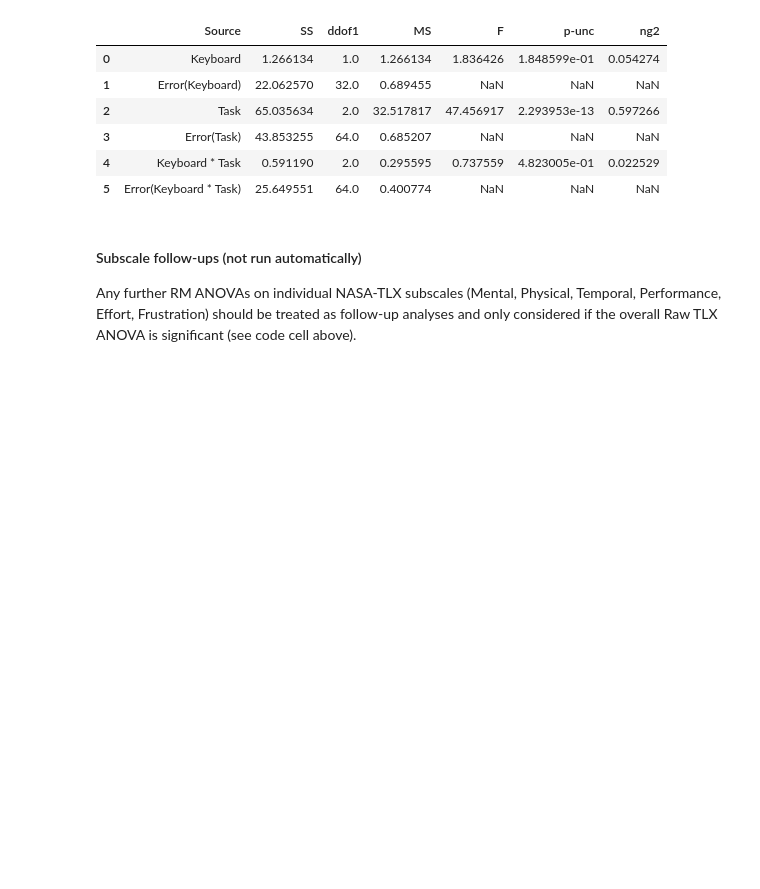
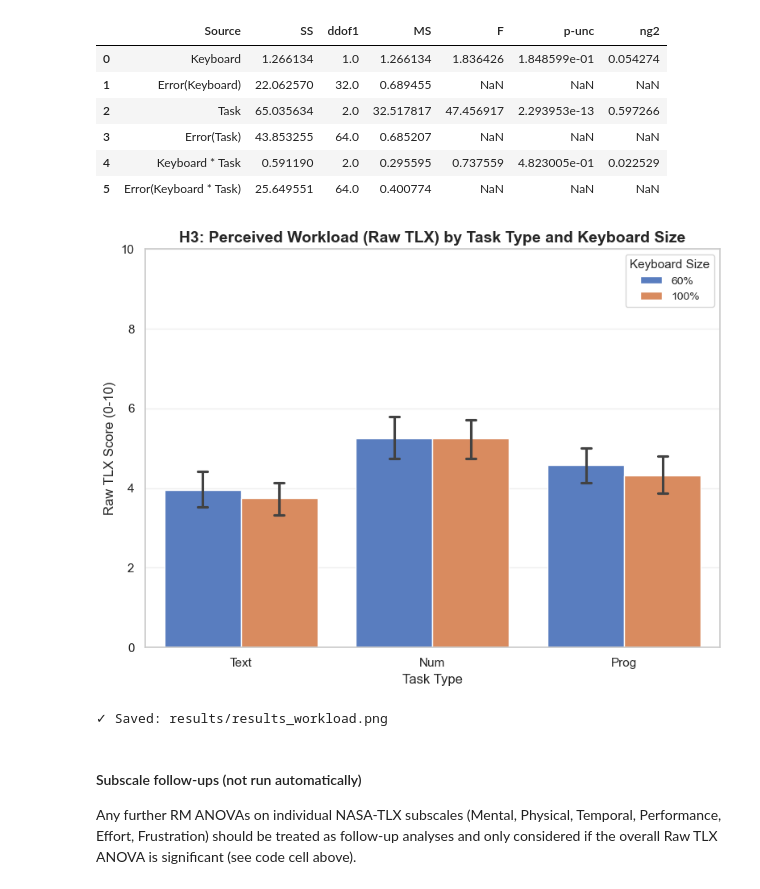
Before and after one commit to chris-asturiano/typing-test, a Jupyter notebook: data_analysis/data_analysis.ipynb, the cells around one changed output. Cells and saved outputs as stored; diff of their text form; code cells hidden in the pictures; blank space fills up the shorter version.

```diff
--- a/data_analysis/data_analysis.ipynb
+++ b/data_analysis/data_analysis.ipynb
@@ -1322,6 +1438,33 @@ raw_tlx_source_table
 | 3 | Error(Task) | 43.853255 | 64.0 | 0.685207 | NaN | NaN | NaN |
 | 4 | Keyboard * Task | 0.591190 | 2.0 | 0.295595 | 0.737559 | 4.823005e-01 | 0.022529 |
 | 5 | Error(Keyboard * Task) | 25.649551 | 64.0 | 0.400774 | NaN | NaN | NaN |
+# %%
+# H3 Visualization: Raw TLX Score by Task Type and Keyboard Size
+plt.figure(figsize=(8, 6))
+ax = sns.barplot(
+    data=plot_nasa_data,
+    x='Task_Simple',
+    y='Raw_TLX',
+    hue='Keyboard_Simple',
+    palette='muted',
+    errorbar=('ci', 95),
+    capsize=0.1
+)
+plt.grid(axis='y', alpha=0.3)
+plt.xlabel('Task Type', fontsize=12)
+plt.ylabel('Raw TLX Score (0-10)', fontsize=12)
+plt.title('H3: Perceived Workload (Raw TLX) by Task Type and Keyboard Size', fontsize=14, fontweight='bold')
+plt.ylim(0, 10)
+plt.legend(title='Keyboard Size', title_fontsize=11, fontsize=10, loc='upper right')
+plt.tight_layout()
+
+# Save high-resolution figure
+plt.savefig('results/results_workload.png', dpi=300, bbox_inches='tight')
+plt.show()
+print("✓ Saved: results/results_workload.png")
+# %% [output]
+[figure, added]
+✓ Saved: results/results_workload.png
 # %%
 # NOTE: Follow-up ANOVAs on individual NASA-TLX subscales (e.g., Mental Demand)
 # should ONLY be conducted if the main Raw TLX ANOVA shows a significant effect.
```
Also changed, not shown: parts of 5 cells of this notebook, 5 other files.
